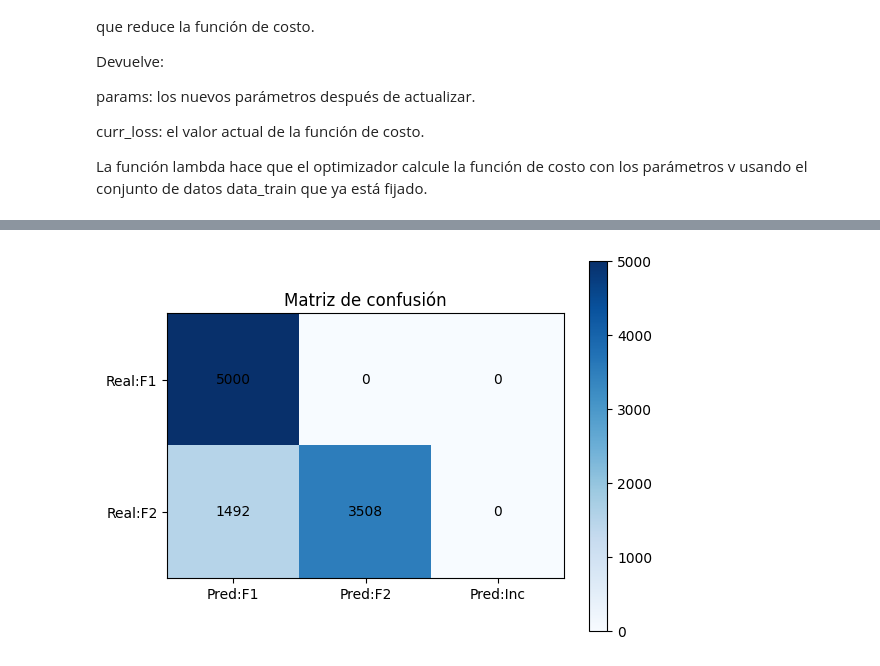
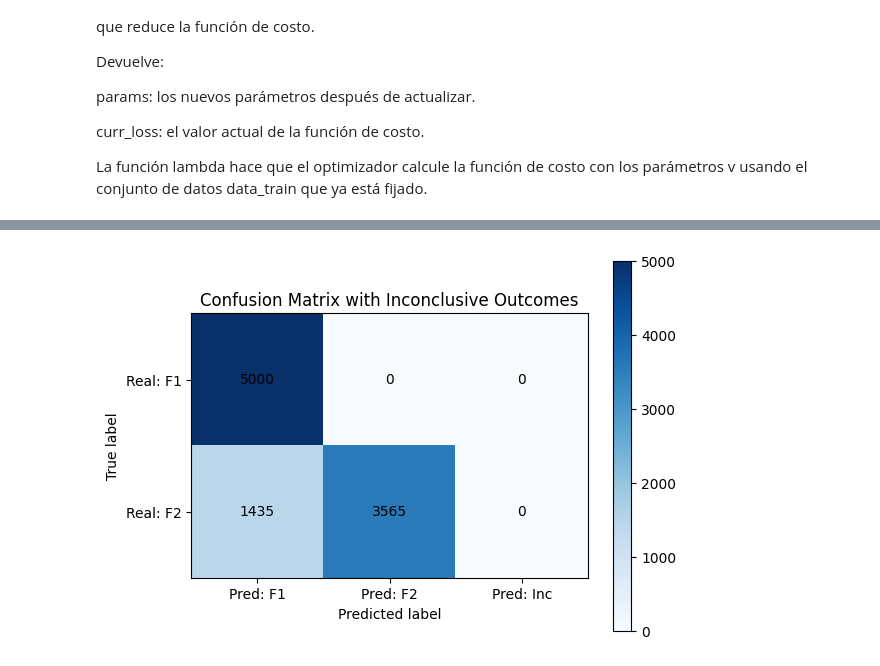
Before and after one commit to DayanaHenao/Trabajo-de-Grado, a Jupyter notebook: Clasificador_Inequivoco.ipynb, the cells around one changed output, grey strips where cells are left out. Cells and saved outputs as stored; diff of their text form; code cells hidden in the pictures.

```diff
--- a/Clasificador_Inequivoco.ipynb
+++ b/Clasificador_Inequivoco.ipynb
@@ -127,18 +142,18 @@ def ρ2(b):
 
 Para el caso de la distribución uniforme
 # %%
-np.random.seed(2)
+torch.manual_seed(2)
 n_test = 10000
 data_test = []
 
 # Clase 1: rho1, etiqueta = 1
-a_test = np.random.uniform(0, 1, int(n_test/2))
+a_test = torch.distributions.Uniform(0.0, 1.0).sample((n_test // 2,))
 for a in a_test:
     rho, label = ρ1(a)
     data_test.append((rho, label))
 
 # Clase 2: rho2, etiqueta = 2
-b_test = np.random.uniform(0, 1, int(n_test/2))
+b_test = torch.distributions.Uniform(0.0, 1.0).sample((n_test // 2,))
 for b in b_test:
     rho, label = ρ2(b)
     data_test.append((rho, label))
@@ -259,33 +259,35 @@ def get_probabilities(params, rho, label):
 # %%
 def evaluate_model(params, samples):
     """Evalúa tasas promedio de éxito, error e inconcluso en cada familia."""
+
 
     # Separar por familia
     S1 = [rho for (rho, label) in samples if label == 1]
     S2 = [rho for (rho, label) in samples if label == 2]
 
-    total_suc_1, total_err_1, total_inc_1 = 0, 0, 0
-    total_suc_2, total_err_2, total_inc_2 = 0, 0, 0
+    total_suc_1, total_err_1, total_inc_1 = 0.0, 0.0, 0.0
+    total_suc_2, total_err_2, total_inc_2 = 0.0, 0.0, 0.0
 
     for rho in S1:
         probs = get_probabilities(params, rho, 1)
-        total_suc_1 += probs[0] + probs[2]  # éxito
+        probs = probs.detach().clone().requires_grad_(True)
+        total_suc_1 += probs[0] + probs[2]
         total_err_1 += probs[1]
         total_inc_1 += probs[3]
 
     for rho in S2:
         probs = get_probabilities(params, rho, 2)
-        total_suc_2 += probs[1]             # éxito
+        probs = probs.detach().clone().requires_grad_(True)
+        total_suc_2 += probs[1]
         total_err_2 += probs[0] + probs[2]
         total_inc_2 += probs[3]
 
-    # Promedios por familia
     n1, n2 = len(S1), len(S2)
     suc = (total_suc_1 + total_suc_2) / (n1 + n2)
     err = (total_err_1 + total_err_2) / (n1 + n2)
     inc = (total_inc_1 + total_inc_2) / (n1 + n2)
 
-    return suc, err, inc
+    return suc.item(), err.item(), inc.item()
 # %% [markdown]
 ### Entrenamiento del modelo
 # %% [markdown]
@@ -455,74 +478,67 @@ plt.show()
 # %%
-#Matriz de confusión
-
+params=param_tensor
 def predict_label(params, val, actual_label):
     """
-    Devuelve la predicción discreta:
-      1 => familia 1
-      2 => familia 2
-      3 => inconcluso
+    Predicción discreta:
+    - 1: Familia 1
+    - 2: Familia 2
+    - 3: Inconcluso
+    """
+    if isinstance(params, torch.Tensor):
+        params = params.detach().numpy()
 
-
-    actual_label se usa para saber qué outcome corresponde a éxito o error.
-    """
     probs = get_probabilities(params, val, actual_label)
 
     p_fam1 = probs[0] + probs[2]
     p_fam2 = probs[1]
     p_inc  = probs[3]
 
-    # Tomamos la mayor de las tres
     idx = np.argmax([p_fam1, p_fam2, p_inc])
-    predicted = [1, 2, 3][idx]  # 1=fam1, 2=fam2, 3=inconcluso
-    return predicted
+    return [1, 2, 3][idx]
 
 def confusion_matrix_inconclusive(params, samples):
+    cm = np.zeros((2, 3))  # 2 filas (F1, F2), 3 columnas (predicciones)
 
-    cm = np.zeros((2, 3))
+    if isinstance(params, torch.Tensor):
+        params = params.detach().numpy()
+
     for (val, actual_label) in samples:
         pred = predict_label(params, val, actual_label)
-        row = actual_label - 1  # (1->0, 2->1)
-        col = pred - 1          # (1->0, 2->1, 3->2)
+        row = actual_label - 1
+        col = pred - 1
         cm[row, col] += 1
+
     return cm
 
 def plot_confusion_matrix_inconclusive(cm, normalize=False):
-    """
-    Dibuja la matriz
-    """
     cm_display = cm.copy()
     if normalize:
         for i in range(cm_display.shape[0]):
             row_sum = np.sum(cm_display[i, :])
             if row_sum > 0:
                 cm_display[i, :] /= row_sum
 
-
     fig, ax = plt.subplots()
     im = ax.imshow(cm_display, cmap='Blues', origin='upper')
 
-    # Etiquetas de ejes
-    ax.set_xticks([0,1,2])
-    ax.set_yticks([0,1])
-    ax.set_xticklabels(["Pred:F1","Pred:F2","Pred:Inc"])
-    ax.set_yticklabels(["Real:F1","Real:F2"])
+    ax.set_xticks([0, 1, 2])
+    ax.set_yticks([0, 1])
+    ax.set_xticklabels(["Pred: F1", "Pred: F2", "Pred: Inc"])
+    ax.set_yticklabels(["Real: F1", "Real: F2"])
 
-    # Texto en cada celda
     for i in range(2):
         for j in range(3):
             val = cm_display[i, j]
-            if normalize:
-                txt = f"{val*100:.1f}%"
-            else:
-                txt = f"{val:.0f}"
+            txt = f"{val:.0f}" if not normalize else f"{val*100:.1f}%"
             ax.text(j, i, txt, ha='center', va='center', color='black')
 
     plt.colorbar(im, ax=ax)
-    plt.title("Matriz de confusión")
+    plt.title("Confusion Matrix with Inconclusive Outcomes")
+    plt.xlabel("Predicted label")
+    plt.ylabel("True label")
     plt.show()
 
-
-cm_test = confusion_matrix_inconclusive(params, data_test)
+cm_test = confusion_matrix_inconclusive(param_tensor, data_test)
 plot_confusion_matrix_inconclusive(cm_test, normalize=False)
 # %% [output]
-[figure, old version]
+[figure, new version]
```
Also changed, not shown: parts of 33 cells of this notebook.
